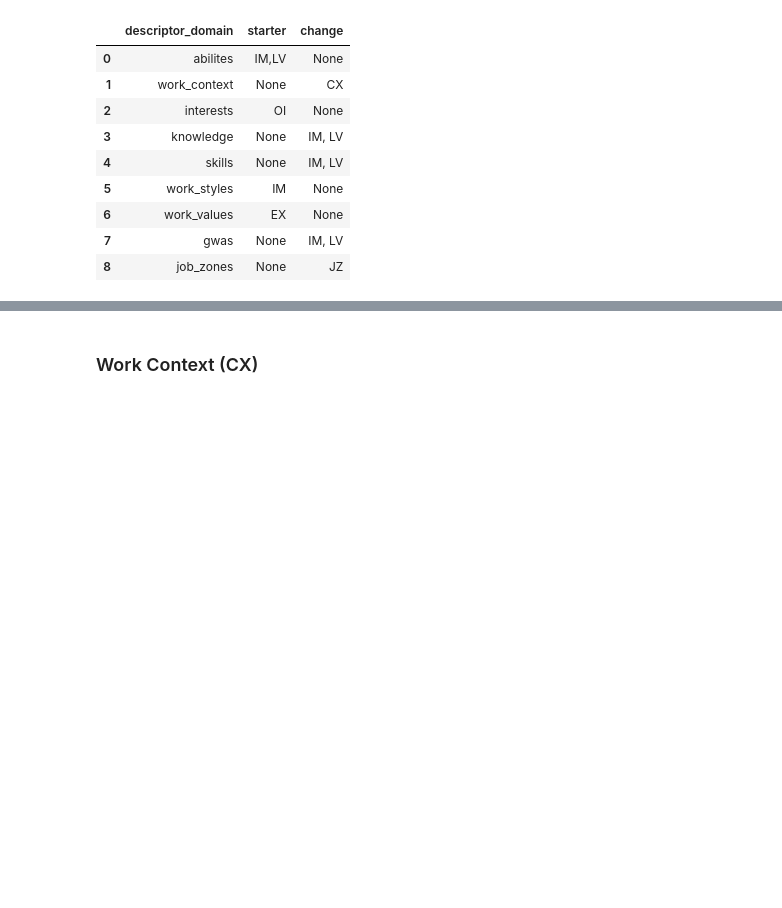
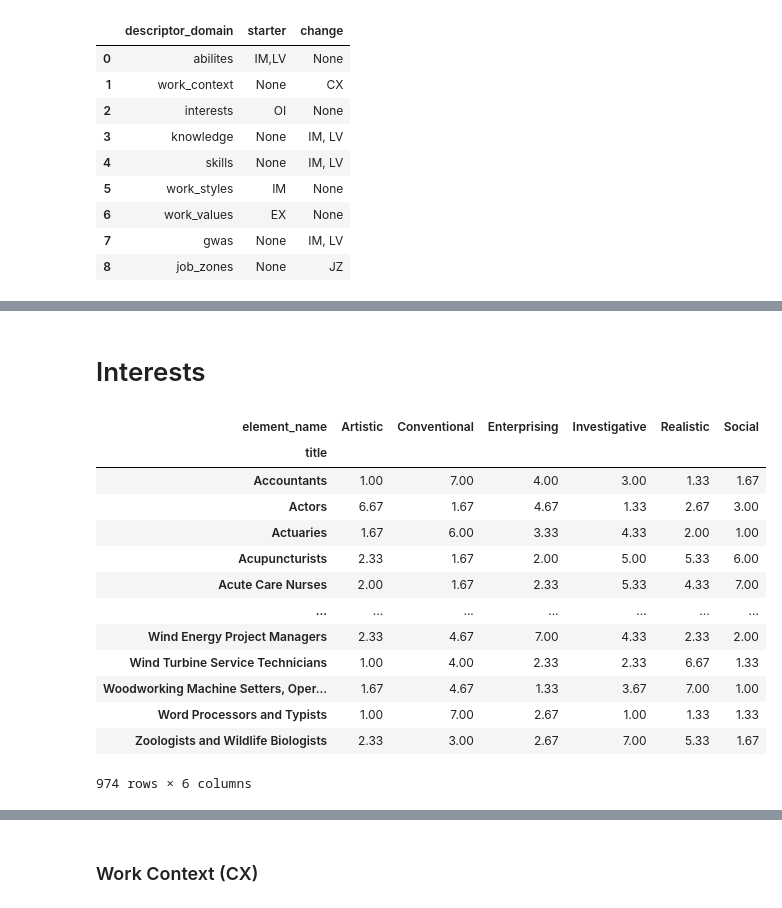
Before and after one commit to thanh17/-UROP-Employment-Pathway, a Jupyter notebook: Career Changer Replication.ipynb, the cells around one changed output, grey strips where cells are left out. Cells and saved outputs as stored; diff of their text form; code cells hidden in the pictures; blank space fills up the shorter version.

```diff
--- a/Career Changer Replication.ipynb
+++ b/Career Changer Replication.ipynb
@@ -83,0 +128,20 @@ def get_data(connection, descriptor_domain):
+# %% [markdown]
+# Interests
+# %%
+df_in = get_data(connection,'interests')
+df_in
+# %% [output]
+| element_name | Artistic | Conventional | Enterprising | Investigative | Realistic | Social |
+| title |  |  |  |  |  |  |
+| Accountants | 1.00 | 7.00 | 4.00 | 3.00 | 1.33 | 1.67 |
+| Actors | 6.67 | 1.67 | 4.67 | 1.33 | 2.67 | 3.00 |
+| Actuaries | 1.67 | 6.00 | 3.33 | 4.33 | 2.00 | 1.00 |
+| Acupuncturists | 2.33 | 1.67 | 2.00 | 5.00 | 5.33 | 6.00 |
+| Acute Care Nurses | 2.00 | 1.67 | 2.33 | 5.33 | 4.33 | 7.00 |
+| ... | ... | ... | ... | ... | ... | ... |
+| Wind Energy Project Managers | 2.33 | 4.67 | 7.00 | 4.33 | 2.33 | 2.00 |
+| Wind Turbine Service Technicians | 1.00 | 4.00 | 2.33 | 2.33 | 6.67 | 1.33 |
+| Woodworking Machine Setters, Oper... | 1.67 | 4.67 | 1.33 | 3.67 | 7.00 | 1.00 |
+| Word Processors and Typists | 1.00 | 7.00 | 2.67 | 1.00 | 1.33 | 1.33 |
+| Zoologists and Wildlife Biologists | 2.33 | 3.00 | 2.67 | 7.00 | 5.33 | 1.67 |
+974 rows × 6 columns
```
Also changed, not shown: parts of 16 cells of this notebook.
